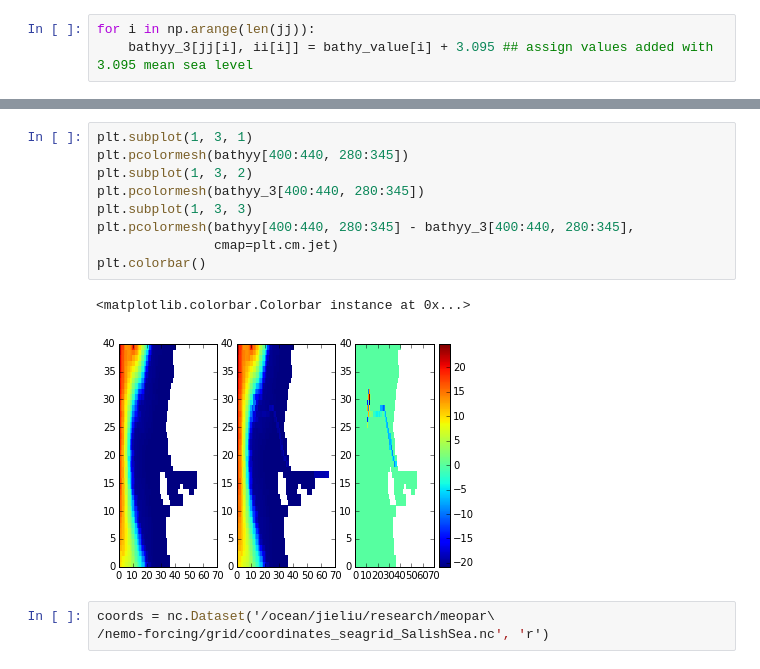
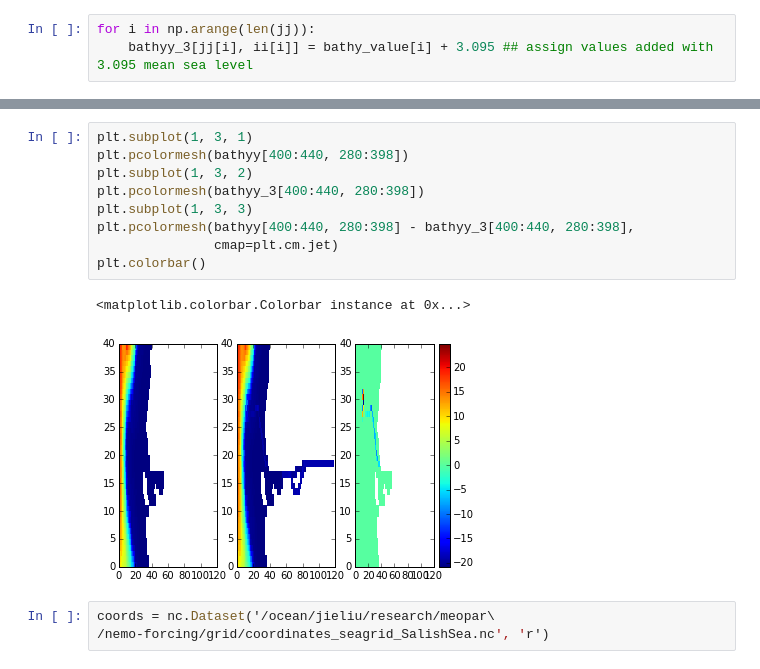
Before and after one commit to SalishSeaCast/analysis, a Jupyter notebook: jie/Understand Bathymetry inside NEMO.ipynb, the cells around one changed output, grey strips where cells are left out. Drawn from its saved outputs; the diff is of its cells as text.

```diff
--- a/jie/Understand Bathymetry inside NEMO.ipynb
+++ b/jie/Understand Bathymetry inside NEMO.ipynb
@@ -197,15 +69,15 @@ colour_map='spectral', bins=50)
 # %%
 plt.subplot(1, 3, 1)
-plt.pcolormesh(bathyy[400:440, 280:345])
+plt.pcolormesh(bathyy[400:440, 280:398])
 plt.subplot(1, 3, 2)
-plt.pcolormesh(bathyy_3[400:440, 280:345])
+plt.pcolormesh(bathyy_3[400:440, 280:398])
 plt.subplot(1, 3, 3)
-plt.pcolormesh(bathyy[400:440, 280:345] - bathyy_3[400:440, 280:345],
+plt.pcolormesh(bathyy[400:440, 280:398] - bathyy_3[400:440, 280:398],
                cmap=plt.cm.jet)
 plt.colorbar()
 # %% [output]
 <matplotlib.colorbar.Colorbar instance at 0x...>
-[figure, old version]
+[figure, new version]
 # %%
 coords = nc.Dataset('/ocean/jieliu/research/meopar\
 /nemo-forcing/grid/coordinates_seagrid_SalishSea.nc', 'r')
```
Also changed, not shown: parts of 13 cells of this notebook.
